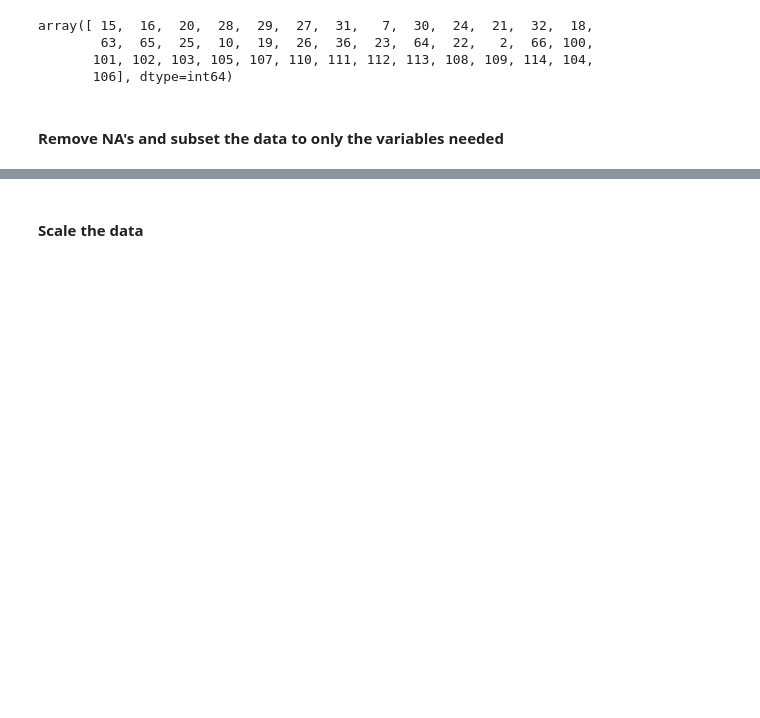
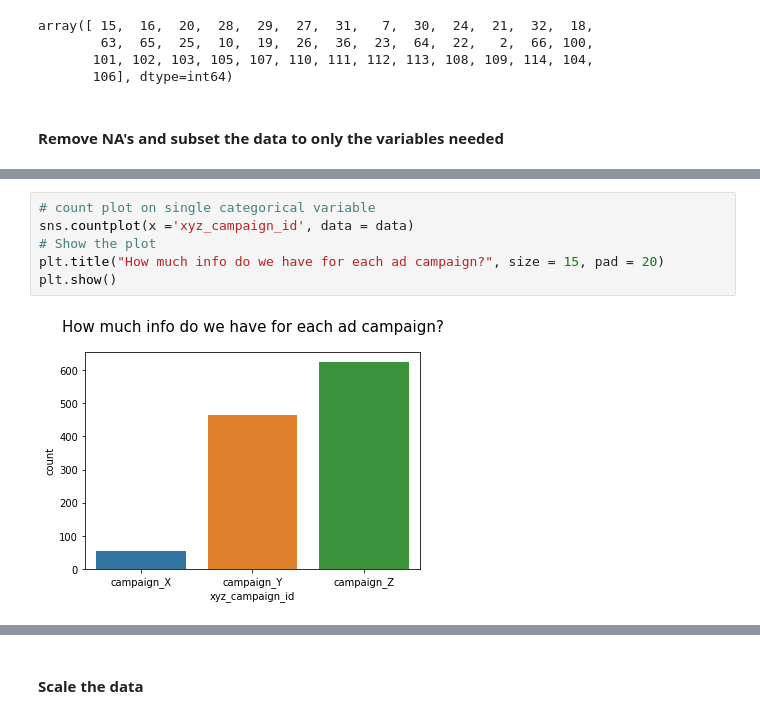
Before and after one commit to jaramiar/Sales-Conversion, a Jupyter notebook: KNN_Ad_Campaigns.ipynb, the cells around one changed output, grey strips where cells are left out. Drawn from its saved outputs; the diff is of its cells as text; blank space fills up the shorter version.

```diff
--- a/KNN_Ad_Campaigns.ipynb
+++ b/KNN_Ad_Campaigns.ipynb
@@ -95,0 +109,8 @@ data_cleaned.head()
+# %%
+# count plot on single categorical variable
+sns.countplot(x ='xyz_campaign_id', data = data)
+# Show the plot
+plt.title("How much info do we have for each ad campaign?", size = 15, pad = 20)
+plt.show()
+# %% [output]
+[figure, added]
```
Also changed, not shown: parts of 21 cells of this notebook.
